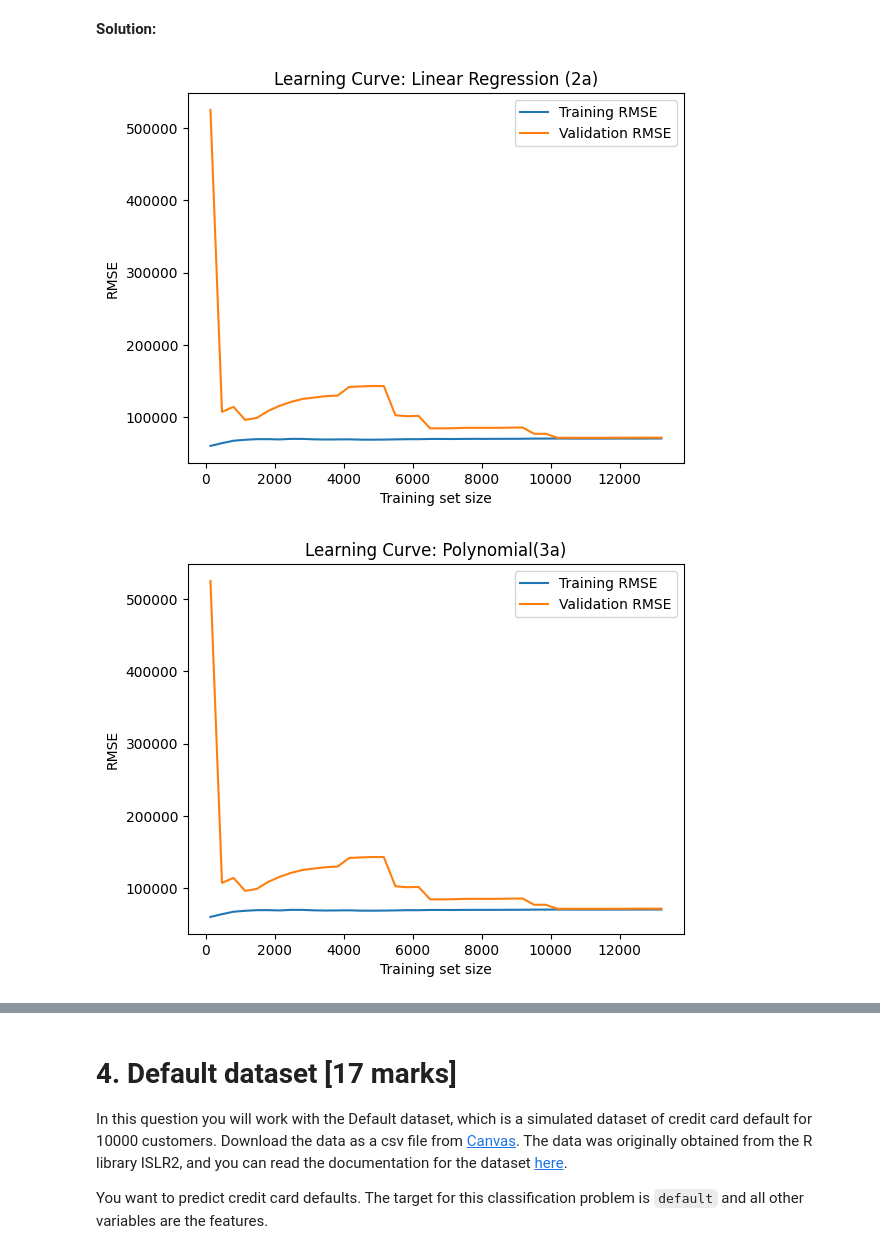
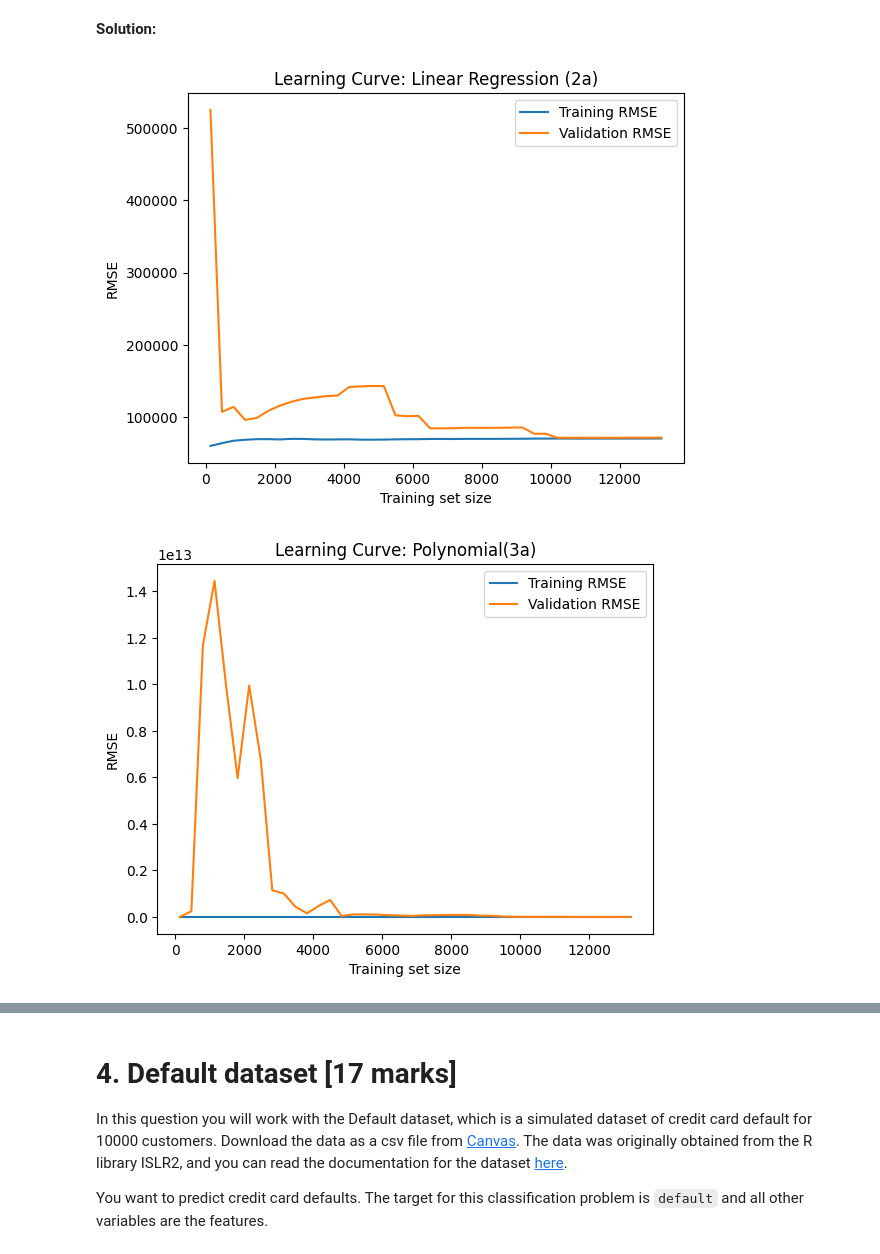
Before and after one commit to tchiu04/CFRM-421, a Jupyter notebook: Homework1-1.ipynb, the cells around one changed output, grey strips where cells are left out. Saved outputs shown, nothing was run; the diff lists cells and outputs as text; code cells hidden in the pictures.

```diff
--- a/Homework1-1.ipynb
+++ b/Homework1-1.ipynb
@@ -577,35 +577,35 @@ def plot_learning_curve(estimator, X, y, title=""):
         X,
         y,
         train_sizes=np.linspace(0.01, 1.0, 40),
         scoring="neg_root_mean_squared_error",
         cv=5,
         n_jobs=-1
     )
     train_rmse = -train_scores.mean(axis=1)
     val_rmse = -val_scores.mean(axis=1)
 
     plt.figure()
     plt.plot(train_sizes, train_rmse, label="Training RMSE")
     plt.plot(train_sizes, val_rmse, label="Validation RMSE")
     plt.title(title)
     plt.xlabel("Training set size")
     plt.ylabel("RMSE")
     plt.legend()
     plt.show()
 
 
 poly_features=PolynomialFeatures(degree=3, include_bias=False)
 X_poly=poly_features.fit_transform(X)
 std_scaler=StandardScaler()
 X_poly_Ridge = std_scaler.fit_transform(X_poly)
 plot_learning_curve(lin_reg, X, y, title="Learning Curve: Linear Regression (2a)")
-plot_learning_curve(poly_reg, X, y, title="Learning Curve: Polynomial(3a)")
+plot_learning_curve(poly_pipeline, X, y, title="Learning Curve: Polynomial(3a)")
 model_ridge = Ridge(alpha=1)
 model_ridge.fit(X_poly_Ridge, y)
 plot_learning_curve(model_ridge, X_poly_Ridge, y, title="Learning Curve: Ridge(3a)")
 # %% [output]
 [figure]
-[figure, old version]
+[figure, new version]
 [figure]
 # %% [markdown]
 # 4. Default dataset [17 marks]
```
